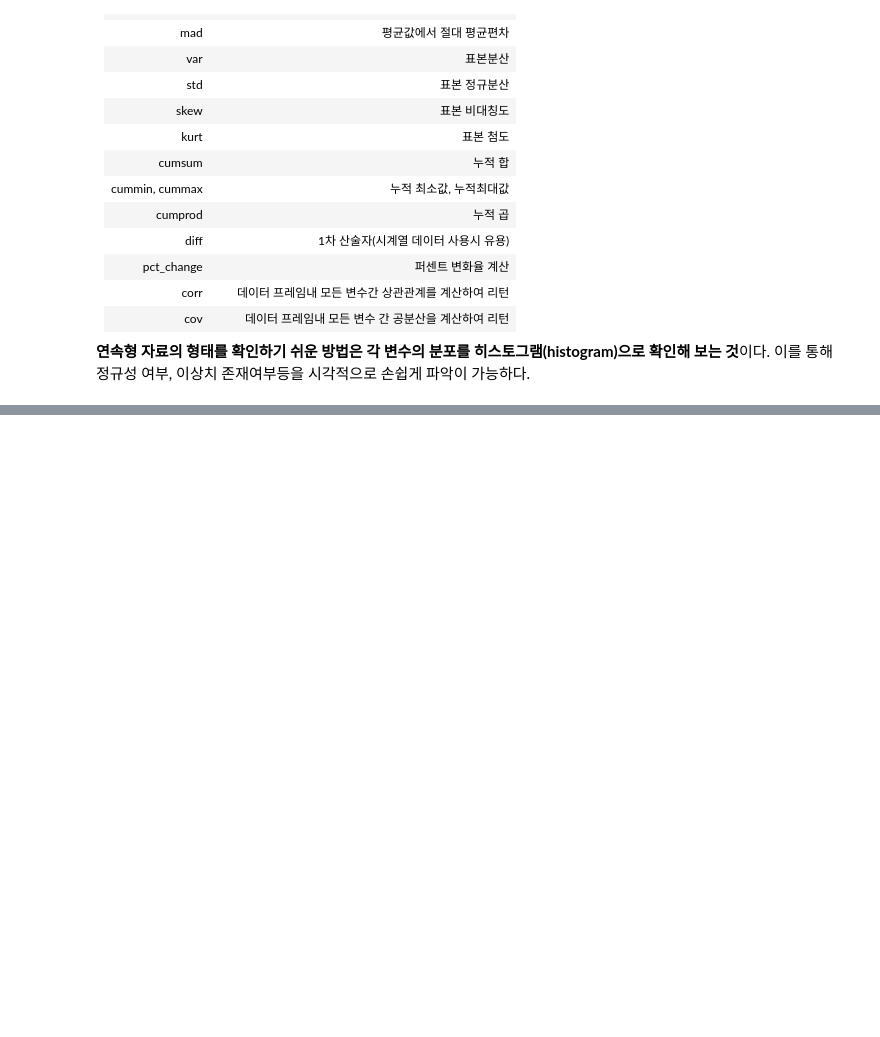
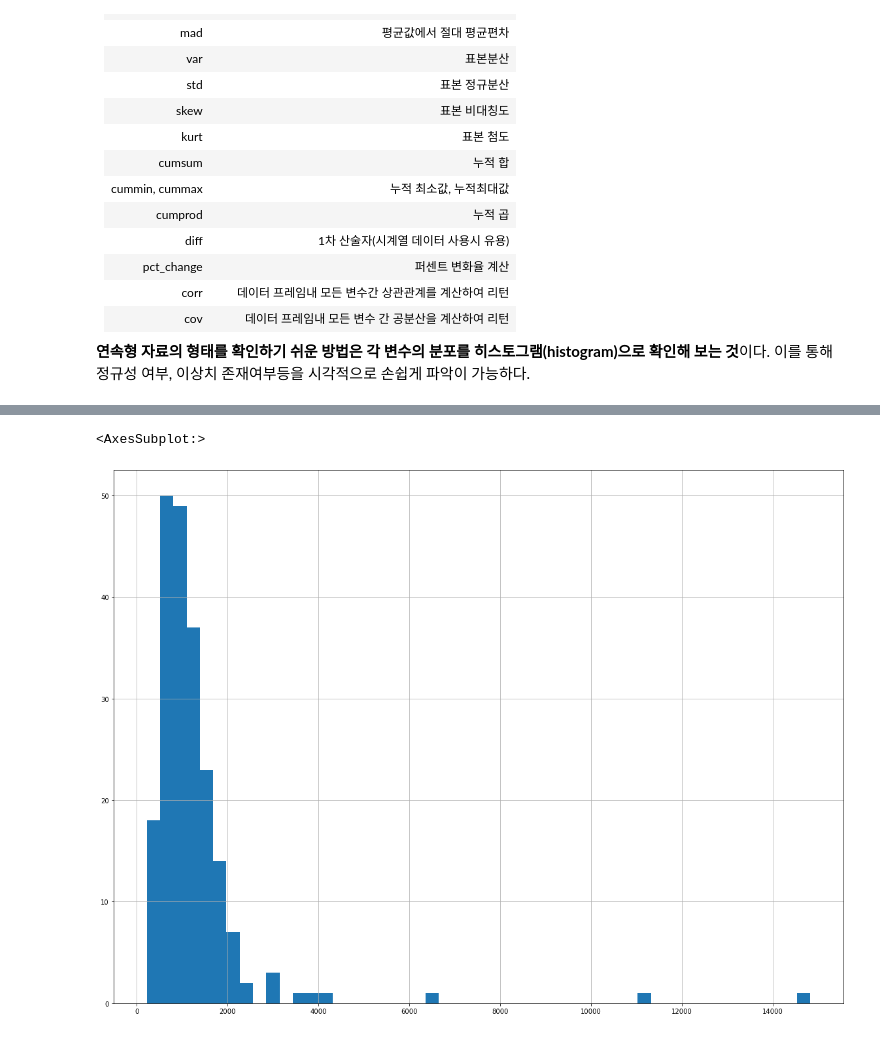
Before and after one commit to TyronneJeong/BigData-EngineerBigDataAnalysis, a Jupyter notebook: 02.데이터탐색과데이터정제/1. 단변량 데이터 탐색.ipynb, the cells around one changed output, grey strips where cells are left out. Drawn from its saved outputs; the diff is of its cells as text; code cells hidden in the pictures; blank space fills up the shorter version.

```diff
--- a/02.데이터탐색과데이터정제/1. 단변량 데이터 탐색.ipynb
+++ b/02.데이터탐색과데이터정제/1. 단변량 데이터 탐색.ipynb
@@ -146,0 +158,6 @@ dtype: float64
+# %%
+# 데이터 셋 내 특정 변수에 대한 히스토그램을 출력
+data['salary'].hist(bins=50, figsize=(20, 15))
+# %% [output]
+<AxesSubplot:>
+[figure, added]
```
Also changed, not shown: parts of 3 cells of this notebook, 1 other file.
